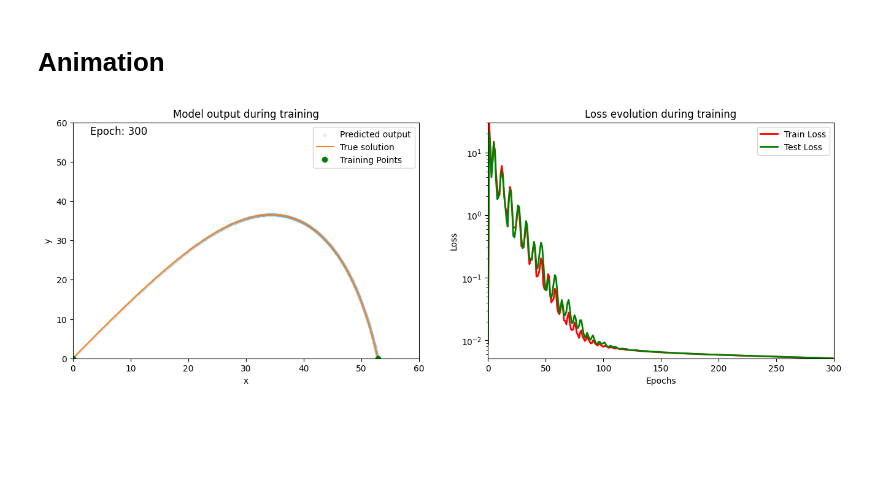
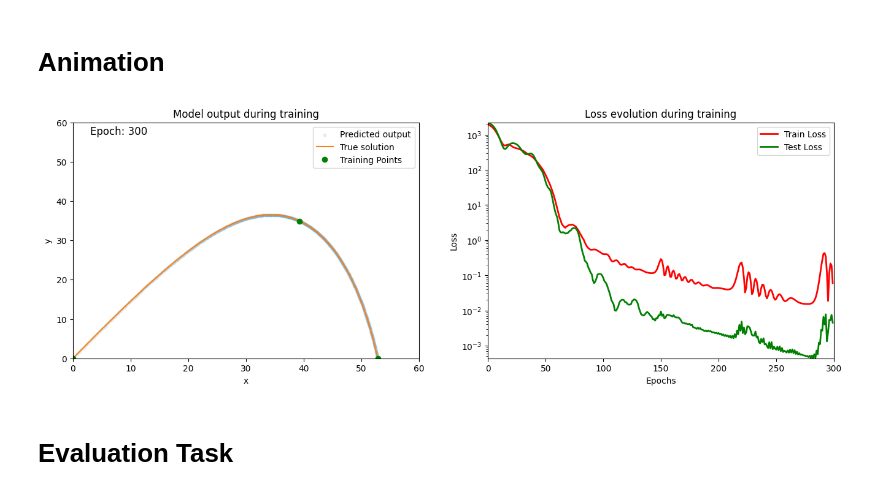
Before and after one commit to zincware/ZnPINNLab, a Jupyter notebook: day1/projectile_motion.ipynb, the cells around one changed output. Drawn from its saved outputs; the diff is of its cells as text; code cells hidden in the pictures; blank space fills up the shorter version.

Commit message:
Added activate_physics feature and resolved ds bug

```diff
--- a/day1/projectile_motion.ipynb
+++ b/day1/projectile_motion.ipynb
@@ -485,21 +485,21 @@ def compute_data_loss(model, dataset: dict):
     x_pred, y_pred = model(dataset["inputs"])
 
     # Step 2: Calculate mean squared error loss
-#     mse_loss = nn.MSELoss()
-#     mse_x = mse_loss(x_pred, dataset["targets_x"])
-#     mse_y = mse_loss(y_pred, dataset["targets_y"])
+    mse_loss = nn.MSELoss()
+    mse_x = mse_loss(x_pred, dataset["targets_x"])
+    mse_y = mse_loss(y_pred, dataset["targets_y"])
 
-    residual_x = x_pred - dataset["targets_x"]
-    residual_y = y_pred - dataset["targets_y"]
-    loss_x = torch.mean(residual_x ** 2)
-    loss_y = torch.mean(residual_y ** 2)
+    # residual_x = x_pred - dataset["targets_x"]
+    # residual_y = y_pred - dataset["targets_y"]
+    # loss_x = torch.mean(residual_x ** 2)
+    # loss_y = torch.mean(residual_y ** 2)
 
     # Step 3: Return the combined (x and y) data loss
-    return loss_x + loss_y
+    return mse_x + mse_y
 # %% [markdown]
 # Total Loss
 # %%
-def compute_total_loss(model, dataset: dict, t_col):
+def compute_total_loss(model, dataset: dict, t_col, activate_physics=False):
     """
     Define the total loss for the physics-informed neural network.
 
@@ -535,6 +535,10 @@ def compute_total_loss(model, dataset: dict, t_col):
     # Step 2: Determine data loss
     data_loss = compute_data_loss(model, dataset)
     # Step 3: Return combined total loss
-    return data_loss + phys_loss
+    if activate_physics == False:
+        total_loss = data_loss
+    else:
+        total_loss = data_loss + phys_loss
+    return total_loss
 # %% [markdown]
 # Executive function
@@ -677,21 +684,23 @@ model = PINN()
 train_ds, test_ds = create_training_data(
     time_vals=time,
     position_vals=position,
-    num_t_train=5,
+    num_t_train=3,
     min_t_train=0.0,
     max_t_train=time[-1],
     sigma_noise=0,
 )
 print(train_ds)
 train_loss_evolution, test_loss_evolution, predictions_list = execute(
+    model,
+    test_ds,
     train_ds,
-    test_ds,
     num_epochs=300,
-    lr=0.005,
     num_t_col=50,
     min_t_col=0,
     max_t_col=time[-1],
-    weight_decay=1e-6
+    weight_decay=1e-6,
+    activate_physics=False
 )
+print(predictions_list[-1])
 # %% [output]
 {'inputs': tensor([[0.0000],
@@ -830,10 +767,12 @@ plt.show()
 # %%
 # Example usage:
 animator = AnimationGenerator(train_loss_evolution,
                               test_loss_evolution,
                               predictions_list,
                               train_ds,
                               test_ds)
-animator.create_animation('2pkt.mp4', frames=300, fps=30)
+animator.create_animation('data_loss.mp4', frames=300, fps=30)
 # %% [output]
-[figure, old version]
+[figure, new version]
+# %% [markdown]
+# Evaluation Task
```
Also changed, not shown: parts of 7 cells of this notebook.
